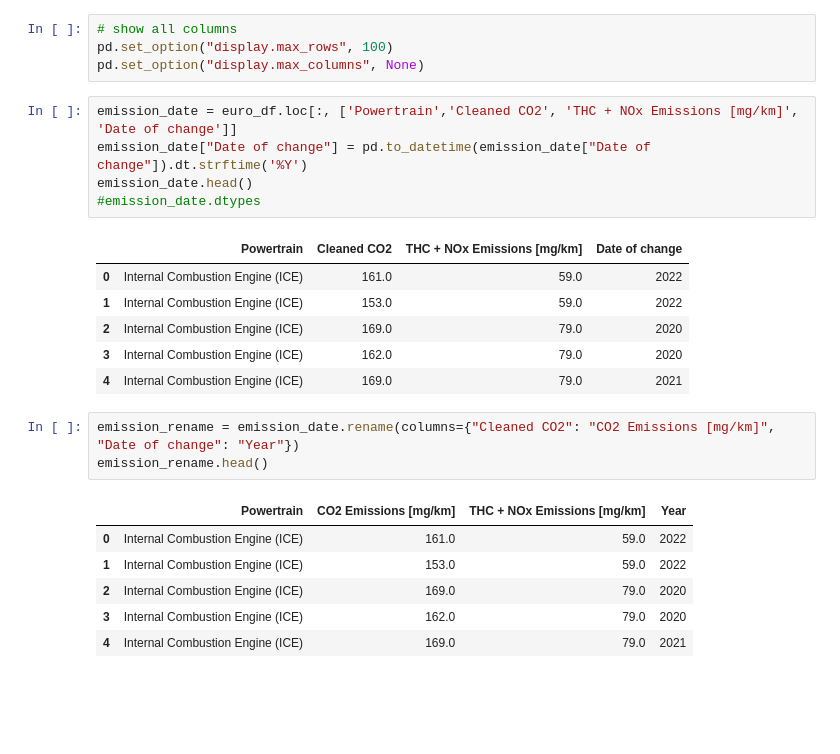
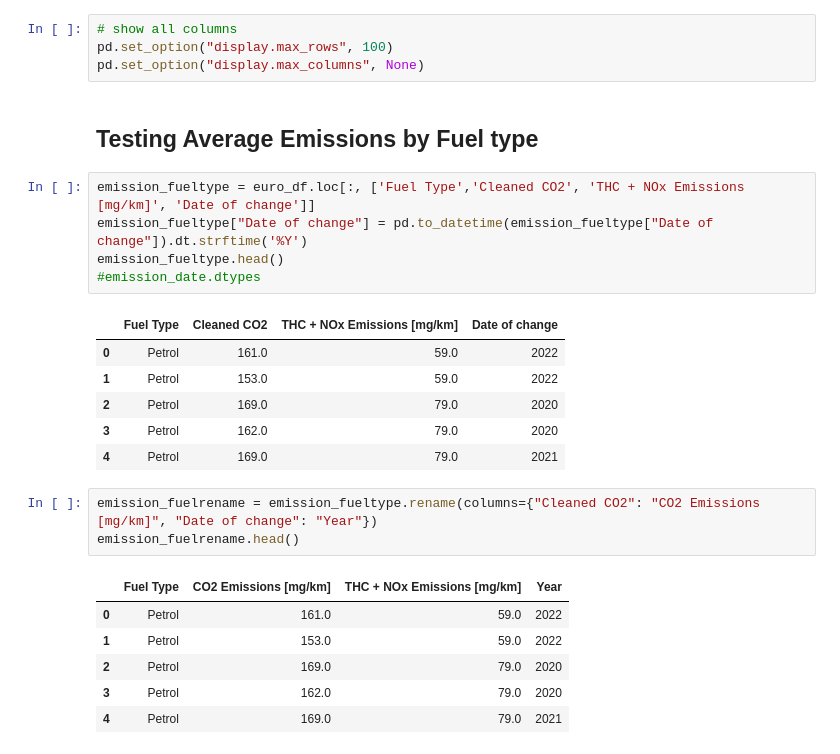
Before and after one commit to grilgamesh/How-important-is-the-change-to-electric-cars-, a Jupyter notebook: datalook.ipynb, the cells around one changed output. Drawn from its saved outputs; the diff is of its cells as text; blank space fills up the shorter version.

```diff
--- a/datalook.ipynb
+++ b/datalook.ipynb
@@ -22,26 +23,28 @@ euro_df.head()
 # show all columns
 pd.set_option("display.max_rows", 100)
 pd.set_option("display.max_columns", None)
+# %% [markdown]
+## Testing Average Emissions by Fuel type
 # %%
-emission_date = euro_df.loc[:, ['Powertrain','Cleaned CO2', 'THC + NOx Emissions [mg/km]', 'Date of change']]
-emission_date["Date of change"] = pd.to_datetime(emission_date["Date of change"]).dt.strftime('%Y')
-emission_date.head()
+emission_fueltype = euro_df.loc[:, ['Fuel Type','Cleaned CO2', 'THC + NOx Emissions [mg/km]', 'Date of change']]
+emission_fueltype["Date of change"] = pd.to_datetime(emission_fueltype["Date of change"]).dt.strftime('%Y')
+emission_fueltype.head()
 #emission_date.dtypes
 # %% [output]
-|  | Powertrain | Cleaned CO2 | THC + NOx Emissions [mg/km] | Date of change |
-| 0 | Internal Combustion Engine (ICE) | 161.0 | 59.0 | 2022 |
-| 1 | Internal Combustion Engine (ICE) | 153.0 | 59.0 | 2022 |
-| 2 | Internal Combustion Engine (ICE) | 169.0 | 79.0 | 2020 |
-| 3 | Internal Combustion Engine (ICE) | 162.0 | 79.0 | 2020 |
-| 4 | Internal Combustion Engine (ICE) | 169.0 | 79.0 | 2021 |
+|  | Fuel Type | Cleaned CO2 | THC + NOx Emissions [mg/km] | Date of change |
+| 0 | Petrol | 161.0 | 59.0 | 2022 |
+| 1 | Petrol | 153.0 | 59.0 | 2022 |
+| 2 | Petrol | 169.0 | 79.0 | 2020 |
+| 3 | Petrol | 162.0 | 79.0 | 2020 |
+| 4 | Petrol | 169.0 | 79.0 | 2021 |
 # %%
-emission_rename = emission_date.rename(columns={"Cleaned CO2": "CO2 Emissions [mg/km]", "Date of change": "Year"})
-emission_rename.head()
+emission_fuelrename = emission_fueltype.rename(columns={"Cleaned CO2": "CO2 Emissions [mg/km]", "Date of change": "Year"})
+emission_fuelrename.head()
 # %% [output]
-|  | Powertrain | CO2 Emissions [mg/km] | THC + NOx Emissions [mg/km] | Year |
-| 0 | Internal Combustion Engine (ICE) | 161.0 | 59.0 | 2022 |
-| 1 | Internal Combustion Engine (ICE) | 153.0 | 59.0 | 2022 |
-| 2 | Internal Combustion Engine (ICE) | 169.0 | 79.0 | 2020 |
-| 3 | Internal Combustion Engine (ICE) | 162.0 | 79.0 | 2020 |
-| 4 | Internal Combustion Engine (ICE) | 169.0 | 79.0 | 2021 |
+|  | Fuel Type | CO2 Emissions [mg/km] | THC + NOx Emissions [mg/km] | Year |
+| 0 | Petrol | 161.0 | 59.0 | 2022 |
+| 1 | Petrol | 153.0 | 59.0 | 2022 |
+| 2 | Petrol | 169.0 | 79.0 | 2020 |
+| 3 | Petrol | 162.0 | 79.0 | 2020 |
+| 4 | Petrol | 169.0 | 79.0 | 2021 |
 # %%
```
Also changed, not shown: parts of 5 cells of this notebook.
